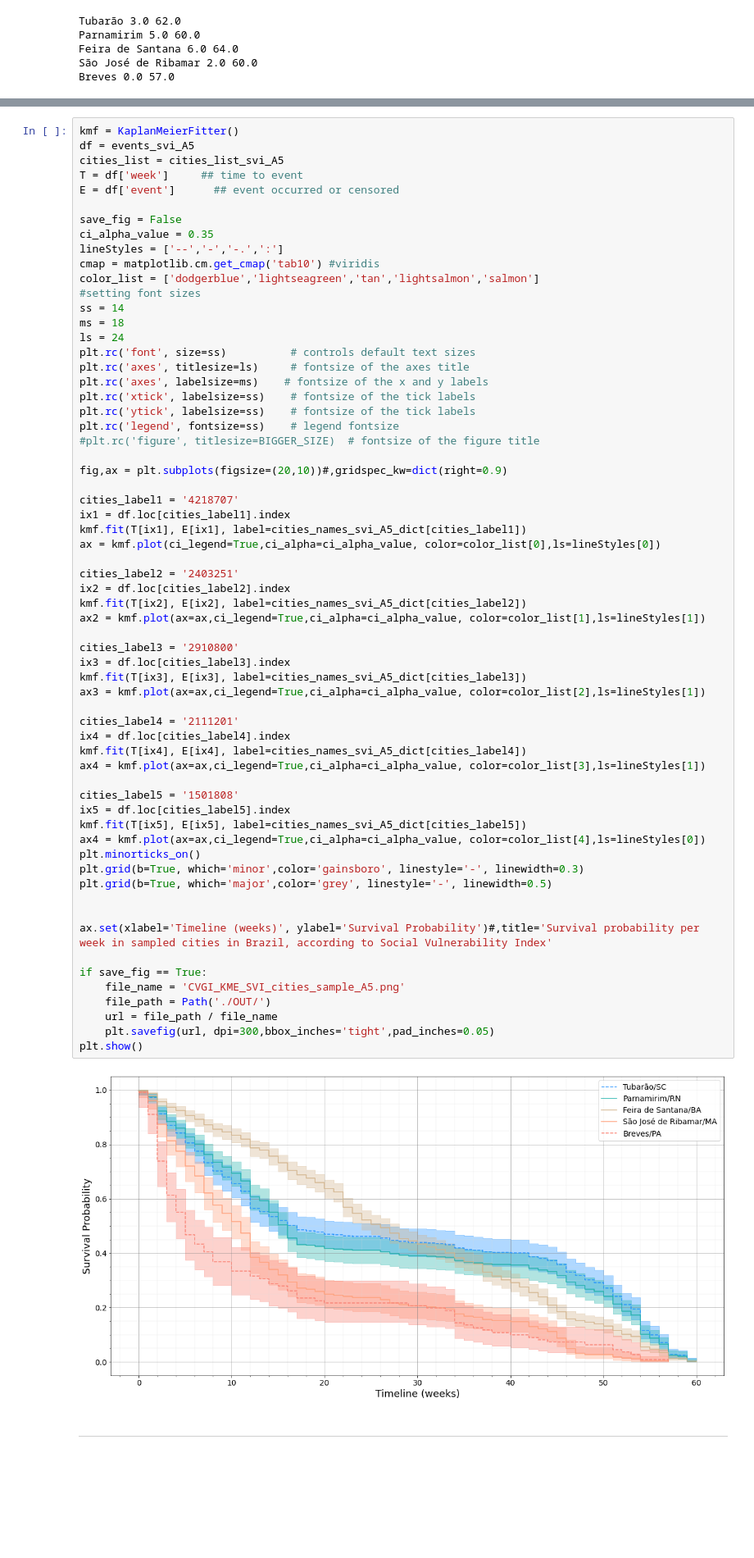
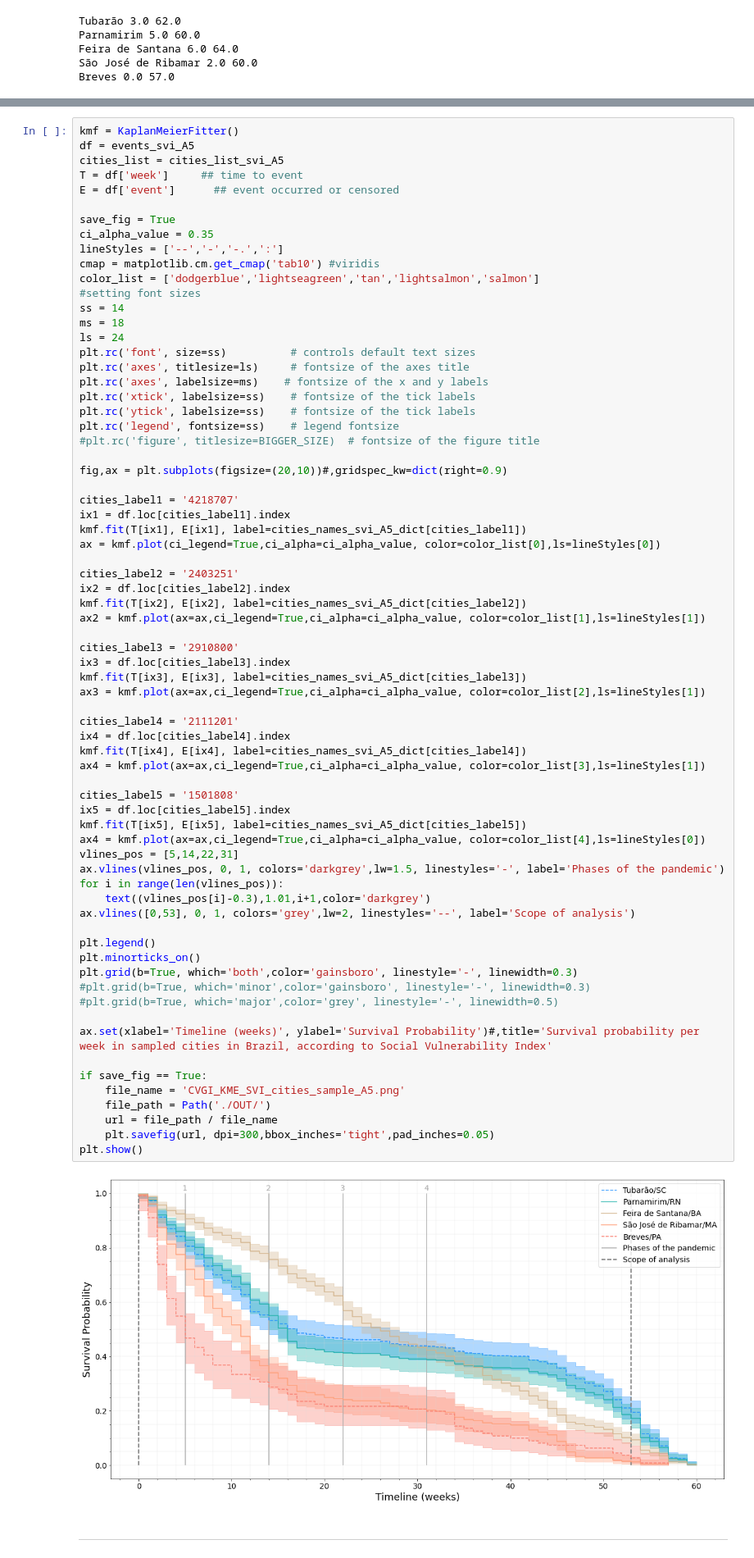
Before and after one commit to alexandrepereiraarq/COVIDGI, a Jupyter notebook: CVGI_MR_05_analysis.ipynb, the cells around one changed output, grey strips where cells are left out. Shown: that part at 82% size. Cells and saved outputs as stored; diff of their text form; blank space fills up the shorter version.

Commit message:
generating graph with covid phases

```diff
--- a/CVGI_MR_05_analysis.ipynb
+++ b/CVGI_MR_05_analysis.ipynb
@@ -487,7 +487,7 @@ cities_list = cities_list_svi_A5
 T = df['week']     ## time to event
 E = df['event']      ## event occurred or censored
 
-save_fig = False
+save_fig = True
 ci_alpha_value = 0.35
 lineStyles = ['--','-','-.',':']
 cmap = matplotlib.cm.get_cmap('tab10') #viridis
@@ -514,37 +514,44 @@ ax = kmf.plot(ci_legend=True,ci_alpha=ci_alpha_value, color=color_list[0],ls=lin
 cities_label2 = '2403251'
 ix2 = df.loc[cities_label2].index
 kmf.fit(T[ix2], E[ix2], label=cities_names_svi_A5_dict[cities_label2])
 ax2 = kmf.plot(ax=ax,ci_legend=True,ci_alpha=ci_alpha_value, color=color_list[1],ls=lineStyles[1])
 
 cities_label3 = '2910800'
 ix3 = df.loc[cities_label3].index
 kmf.fit(T[ix3], E[ix3], label=cities_names_svi_A5_dict[cities_label3])
 ax3 = kmf.plot(ax=ax,ci_legend=True,ci_alpha=ci_alpha_value, color=color_list[2],ls=lineStyles[1])
 
 cities_label4 = '2111201'
 ix4 = df.loc[cities_label4].index
 kmf.fit(T[ix4], E[ix4], label=cities_names_svi_A5_dict[cities_label4])
 ax4 = kmf.plot(ax=ax,ci_legend=True,ci_alpha=ci_alpha_value, color=color_list[3],ls=lineStyles[1])
 
 cities_label5 = '1501808'
 ix5 = df.loc[cities_label5].index
 kmf.fit(T[ix5], E[ix5], label=cities_names_svi_A5_dict[cities_label5])
 ax4 = kmf.plot(ax=ax,ci_legend=True,ci_alpha=ci_alpha_value, color=color_list[4],ls=lineStyles[0])
+vlines_pos = [5,14,22,31]
+ax.vlines(vlines_pos, 0, 1, colors='darkgrey',lw=1.5, linestyles='-', label='Phases of the pandemic')
+for i in range(len(vlines_pos)):
+    text((vlines_pos[i]-0.3),1.01,i+1,color='darkgrey')
+ax.vlines([0,53], 0, 1, colors='grey',lw=2, linestyles='--', label='Scope of analysis')
+
+plt.legend()
 plt.minorticks_on()
-plt.grid(b=True, which='minor',color='gainsboro', linestyle='-', linewidth=0.3)
-plt.grid(b=True, which='major',color='grey', linestyle='-', linewidth=0.5)
-
+plt.grid(b=True, which='both',color='gainsboro', linestyle='-', linewidth=0.3)
+#plt.grid(b=True, which='minor',color='gainsboro', linestyle='-', linewidth=0.3)
+#plt.grid(b=True, which='major',color='grey', linestyle='-', linewidth=0.5)
 
 ax.set(xlabel='Timeline (weeks)', ylabel='Survival Probability')#,title='Survival probability per week in sampled cities in Brazil, according to Social Vulnerability Index'
 
 if save_fig == True:
     file_name = 'CVGI_KME_SVI_cities_sample_A5.png'
     file_path = Path('./OUT/')
     url = file_path / file_name
     plt.savefig(url, dpi=300,bbox_inches='tight',pad_inches=0.05)
 plt.show()
 # %% [output]
-[figure, old version]
+[figure, new version]
 # %% [markdown]
 ---
 # %% [markdown]
```
Also changed, not shown: parts of 6 cells of this notebook.
